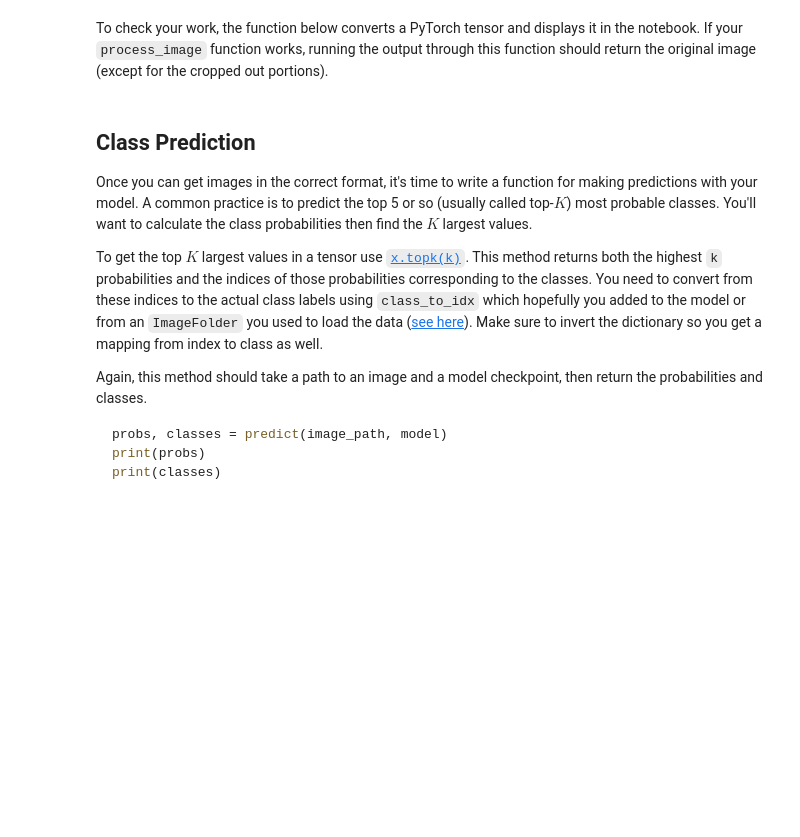
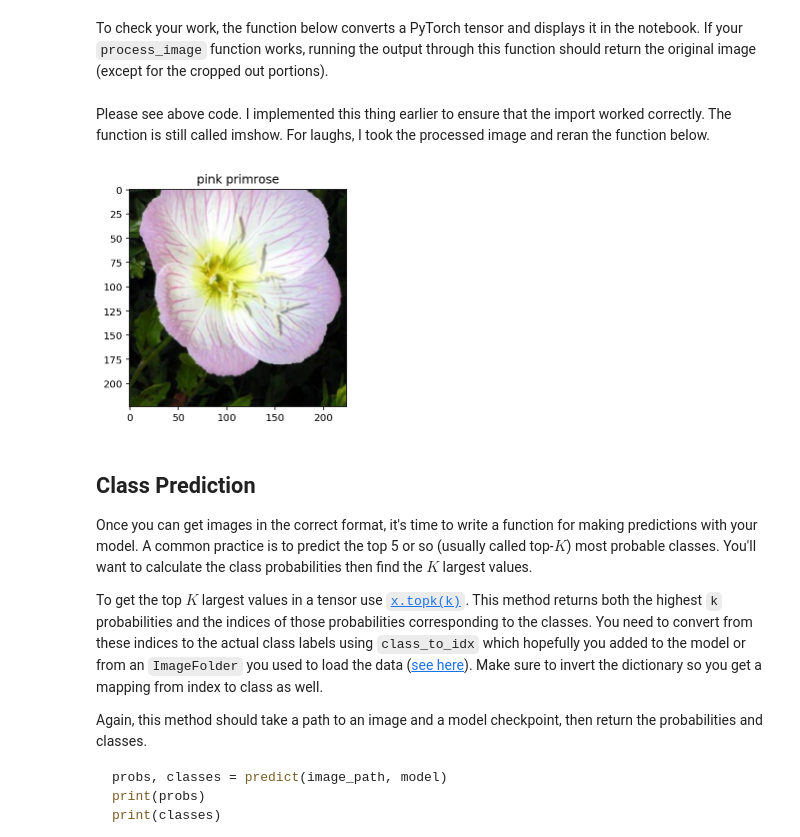
Before and after one commit to knishina/image_classifier, a Jupyter notebook: Image Classifier Project.ipynb, the cells around one changed output. Cells and saved outputs as stored; diff of their text form; code cells hidden in the pictures; blank space fills up the shorter version.

Commit message:
Added correct ipynb

```diff
--- a/Image Classifier Project.ipynb
+++ b/Image Classifier Project.ipynb
@@ -315,10 +423,18 @@ Color channels of images are typically encoded as integers 0-255, but the model
 As before, the network expects the images to be normalized in a specific way. For the means, it's `[0.485, 0.456, 0.406]` and for the standard deviations `[0.229, 0.224, 0.225]`. You'll want to subtract the means from each color channel, then divide by the standard deviation.
 
 And finally, PyTorch expects the color channel to be the first dimension but it's the third dimension in the PIL image and Numpy array. You can reorder dimensions using [`ndarray.transpose`](https://docs.scipy.org/doc/numpy-1.13.0/reference/generated/numpy.ndarray.transpose.html). The color channel needs to be first and retain the order of the other two dimensions.
-# %%
-def process_image(image):
-    ''' Scales, crops, and normalizes a PIL image for a PyTorch model,
-        returns an Numpy array
-    '''
-
-    # TODO: Process a PIL image for use in a PyTorch model
+# %%
+def process_image(image_path):
+    ''' Scales, crops, and normalizes a PIL image for a PyTorch model,
+        returns an Numpy array
+    '''
+    import_image = Image.open(image_path)
+    make_adjustments = transforms.Compose([
+        transforms.Resize(256),
+        transforms.CenterCrop(224),
+        transforms.ToTensor(),
+        transforms.Normalize(mean=[0.485, 0.456, 0.406],
+                             std=[0.229, 0.224, 0.225])
+    ])
+    adjusted_image = make_adjustments(import_image)
+    return adjusted_image
@@ -325,26 +461,11 @@ def process_image(image):
 # %% [markdown]
 To check your work, the function below converts a PyTorch tensor and displays it in the notebook. If your `process_image` function works, running the output through this function should return the original image (except for the cropped out portions).
-# %%
-def imshow(image, ax=None, title=None):
-    """Imshow for Tensor."""
-    if ax is None:
-        fig, ax = plt.subplots()
-
-    # PyTorch tensors assume the color channel is the first dimension
-    # but matplotlib assumes is the third dimension
-    image = image.numpy().transpose((1, 2, 0))
-
-    # Undo preprocessing
-    mean = np.array([0.485, 0.456, 0.406])
-    std = np.array([0.229, 0.224, 0.225])
-    image = std * image + mean
-
-    # Image needs to be clipped between 0 and 1 or it looks like noise when displayed
-    image = np.clip(image, 0, 1)
-
-    ax.imshow(image)
-
-    return ax
+# %% [markdown]
+Please see above code.  I implemented this thing earlier to ensure that the import worked correctly.  The function is still called imshow.  For laughs, I took the processed image and reran the function below.
+# %%
+imshow(process_image("flowers/test/1/image_06743.jpg"), title=cat_to_name["1"])
+# %% [output]
+[figure, added]
 # %% [markdown]
 ## Class Prediction
 
```
Also changed, not shown: parts of 29 cells of this notebook.
